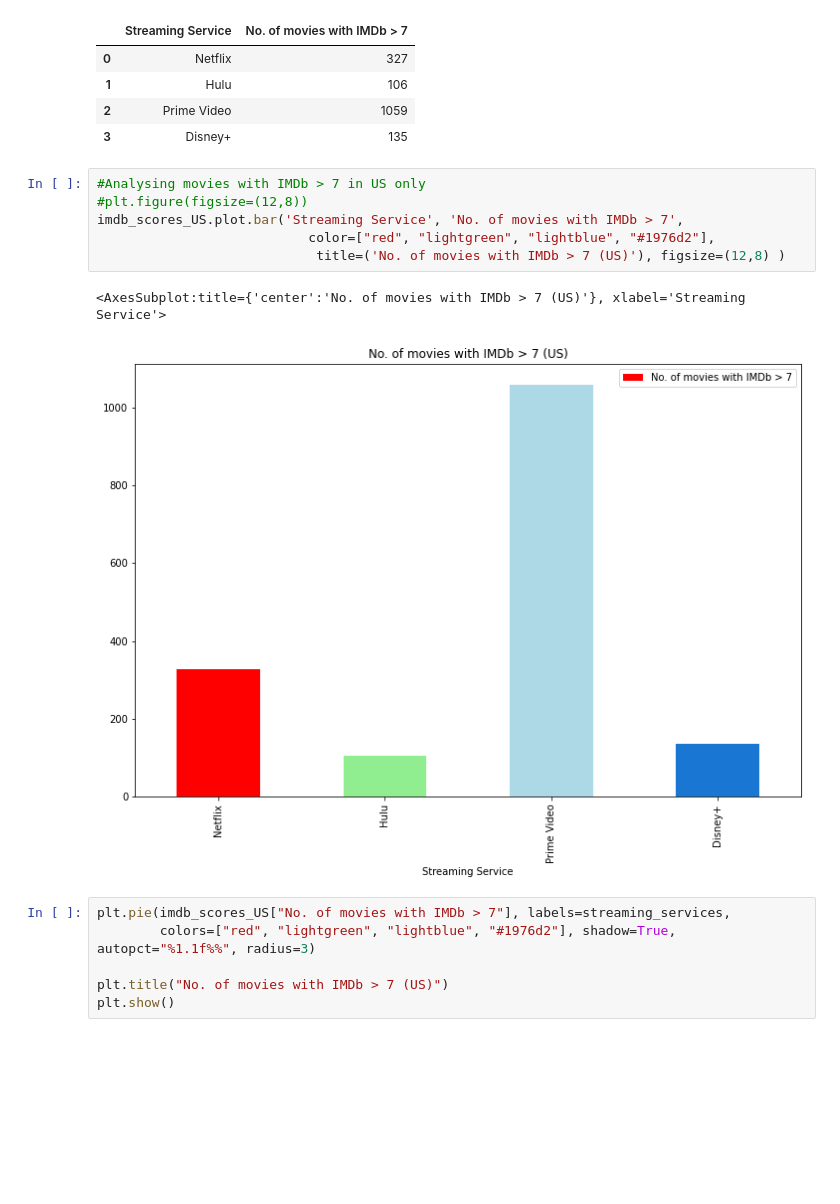
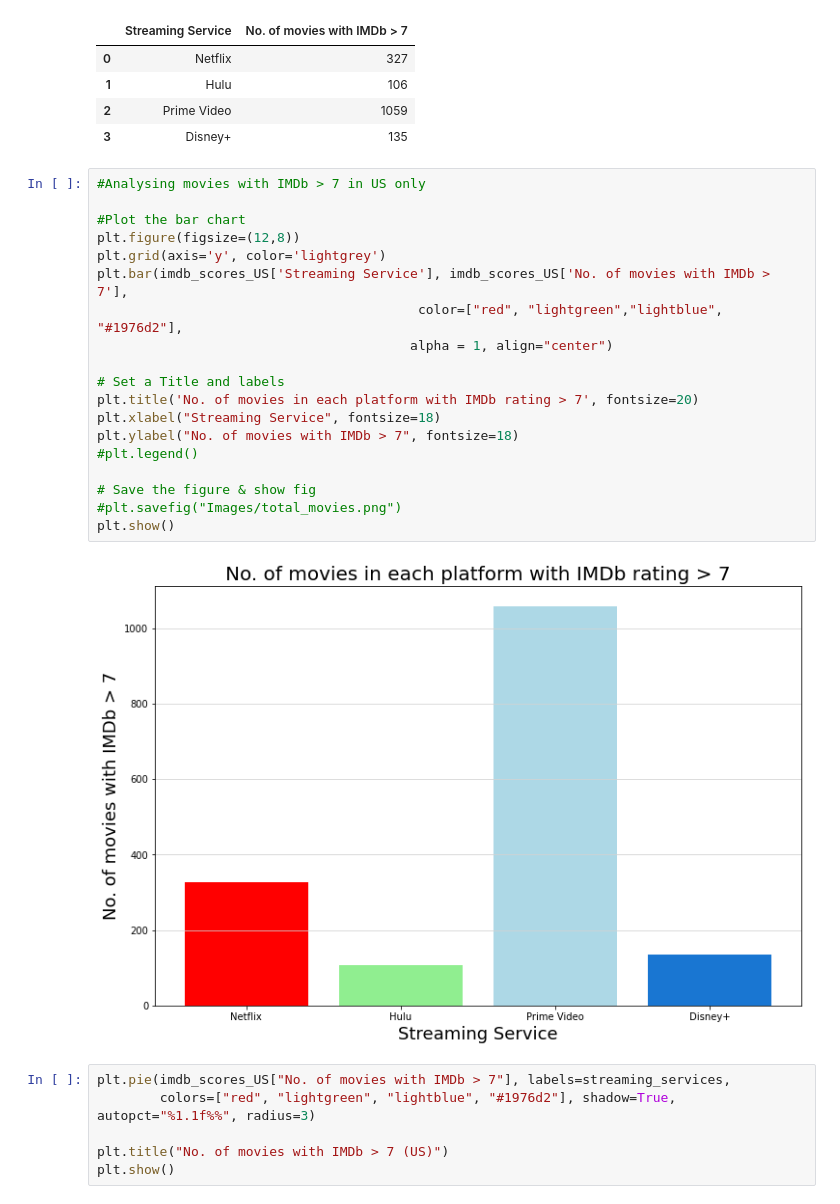
Before and after one commit to jacance/streaming-service-analysis, a Jupyter notebook: huluprimeflix_tara.ipynb, the cells around one changed output. Drawn from its saved outputs; the diff is of its cells as text; blank space fills up the shorter version.

```diff
--- a/huluprimeflix_tara.ipynb
+++ b/huluprimeflix_tara.ipynb
@@ -1098,13 +1284,25 @@ imdb_scores_US
 | 3 | Disney+ | 135 |
 # %%
 #Analysing movies with IMDb > 7 in US only
-#plt.figure(figsize=(12,8))
-imdb_scores_US.plot.bar('Streaming Service', 'No. of movies with IMDb > 7',
-                           color=["red", "lightgreen", "lightblue", "#1976d2"],
-                            title=('No. of movies with IMDb > 7 (US)'), figsize=(12,8) )
+
+#Plot the bar chart
+plt.figure(figsize=(12,8))
+plt.grid(axis='y', color='lightgrey')
+plt.bar(imdb_scores_US['Streaming Service'], imdb_scores_US['No. of movies with IMDb > 7'],
+                                         color=["red", "lightgreen","lightblue", "#1976d2"],
+                                        alpha = 1, align="center")
+
+# Set a Title and labels
+plt.title('No. of movies in each platform with IMDb rating > 7', fontsize=20)
+plt.xlabel("Streaming Service", fontsize=18)
+plt.ylabel("No. of movies with IMDb > 7", fontsize=18)
+#plt.legend()
+
+# Save the figure & show fig
+#plt.savefig("Images/total_movies.png")
+plt.show()
 # %% [output]
-<AxesSubplot:title={'center':'No. of movies with IMDb > 7 (US)'}, xlabel='Streaming Service'>
-[figure, old version]
+[figure, new version]
 # %%
 plt.pie(imdb_scores_US["No. of movies with IMDb > 7"], labels=streaming_services,
         colors=["red", "lightgreen", "lightblue", "#1976d2"], shadow=True, autopct="%1.1f%%", radius=3)
```
Also changed, not shown: parts of 37 cells of this notebook.
